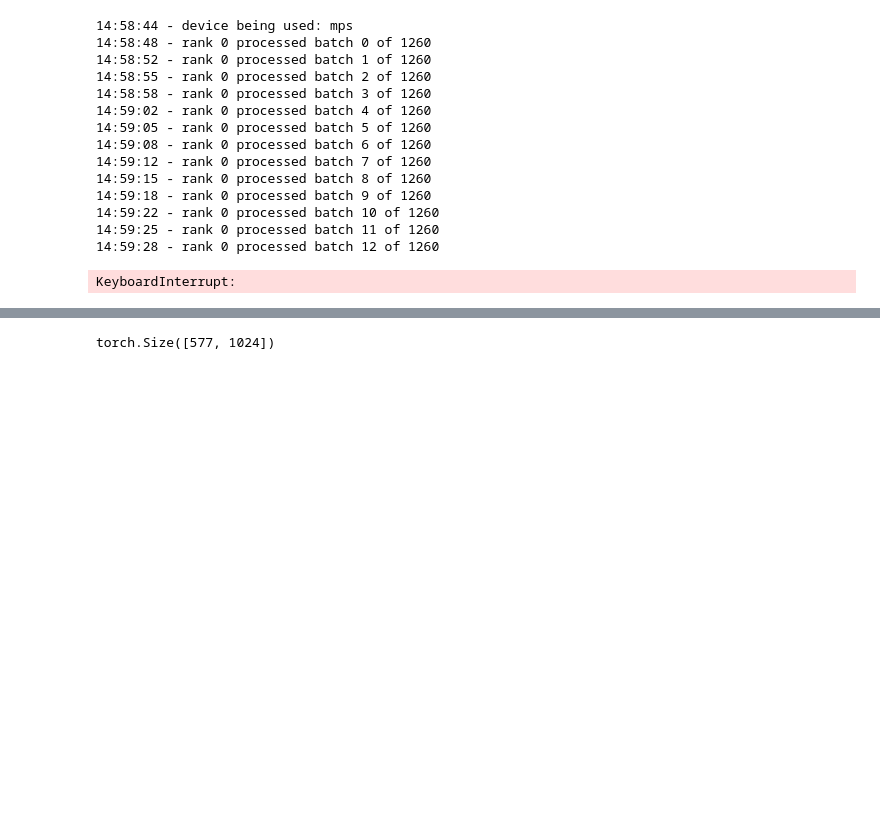
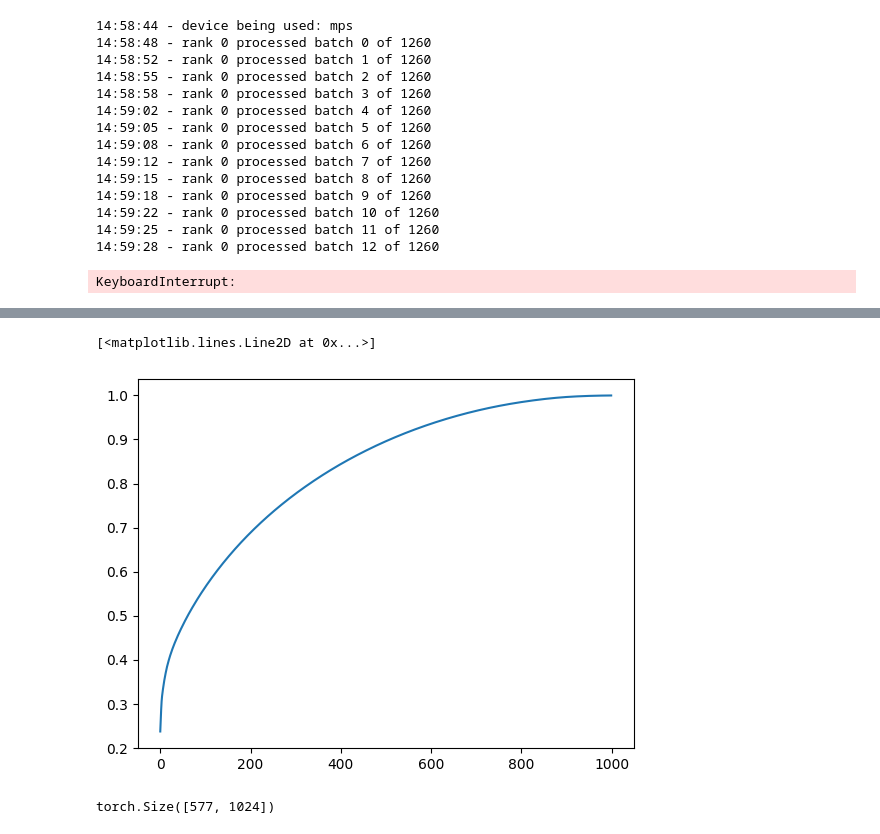
Before and after one commit to TizianoCausin01/project1917-26, a Jupyter notebook: python_scripts/scripts/ipca_vids_dev.ipynb, the cells around one changed output, grey strips where cells are left out. Cells and saved outputs as stored; diff of their text form; code cells hidden in the pictures; blank space fills up the shorter version.

```diff
--- a/python_scripts/scripts/ipca_vids_dev.ipynb
+++ b/python_scripts/scripts/ipca_vids_dev.ipynb
@@ -128,3 +137,8 @@ plt.show()
+# %%
+plt.plot(np.cumsum(ipca_obj.explained_variance_ratio_))
+# %% [output]
+[<matplotlib.lines.Line2D at 0x...>]
+[figure, added]
 # %%
 def get_layer_output_shape(feature_extractor, layer_name, imsize=224):
     with torch.no_grad():
```
Also changed, not shown: parts of 5 cells of this notebook, 8 other files.
